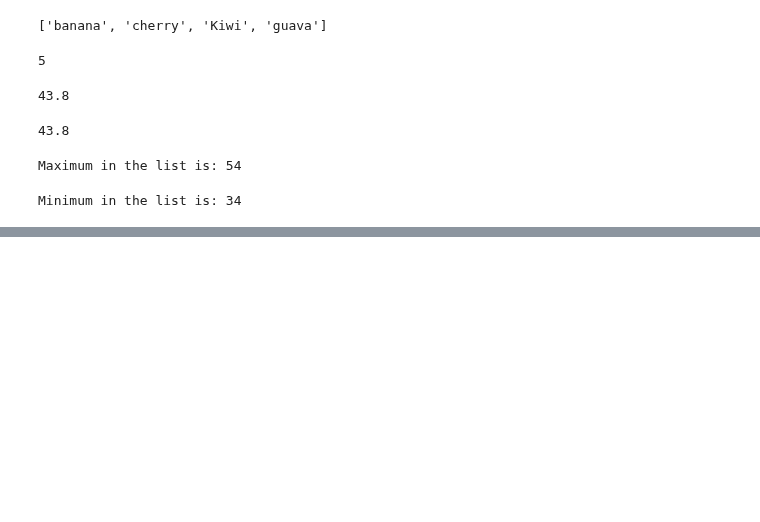
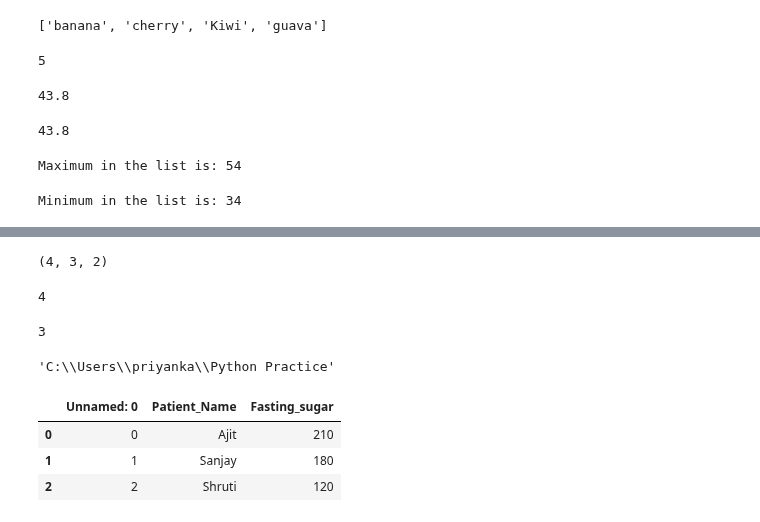
Before and after one commit to Priya3323/Python_Practice, a Jupyter notebook: T385_Python_practice.ipynb, the cells around one changed output, grey strips where cells are left out. Cells and saved outputs as stored; diff of their text form; code cells hidden in the pictures; blank space fills up the shorter version.

Commit message:
Tuples, Dictionary practice

```diff
--- a/T385_Python_practice.ipynb
+++ b/T385_Python_practice.ipynb
@@ -902,0 +1092,17 @@ Minimum in the list is: 34
+# %%
+sample=[(4,5),(4,3,2)]
+sample[1]
+# %% [output]
+(4, 3, 2)
+# %%
+sample=[(4,5),(4,3,2)]
+
+sample[1][0]
+# %% [output]
+4
+# %%
+jumble=[5,[4,3,4,5],[6,1,[5,6,7,[4,6,7,8]]]]
+len(jumble)
+# list is always one dimensional
+# %% [output]
+3
@@ -902,0 +1115,12 @@ Minimum in the list is: 34
+# %%
+pwd()
+# %% [output]
+'C:\\Users\\priyanka\\Python Practice'
+# %%
+df=pd.read_csv("T385_report.csv")
+df
+# %% [output]
+|  | Unnamed: 0 | Patient_Name | Fasting_sugar |
+| 0 | 0 | Ajit | 210 |
+| 1 | 1 | Sanjay | 180 |
+| 2 | 2 | Shruti | 120 |
```
Also changed, not shown: parts of 32 cells of this notebook, 1 other file.
